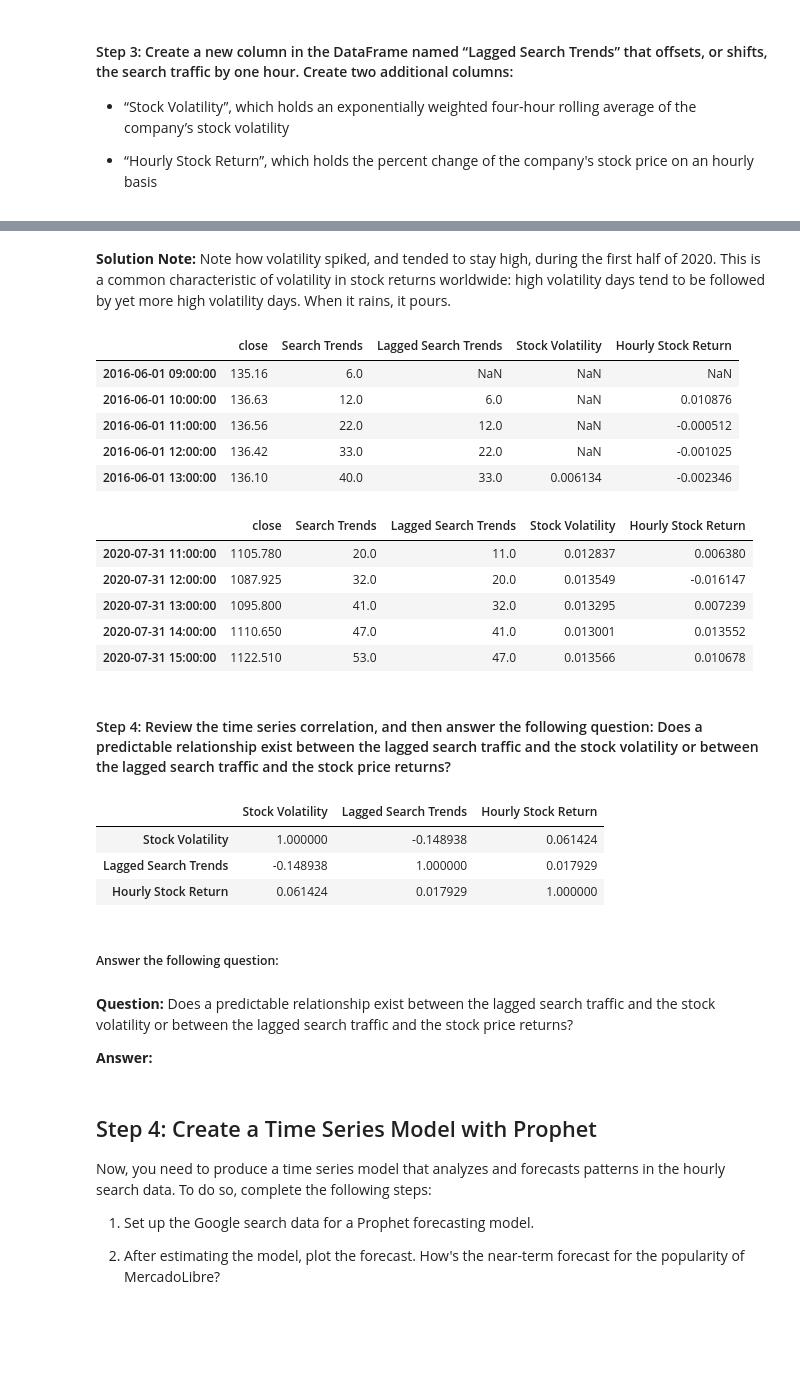
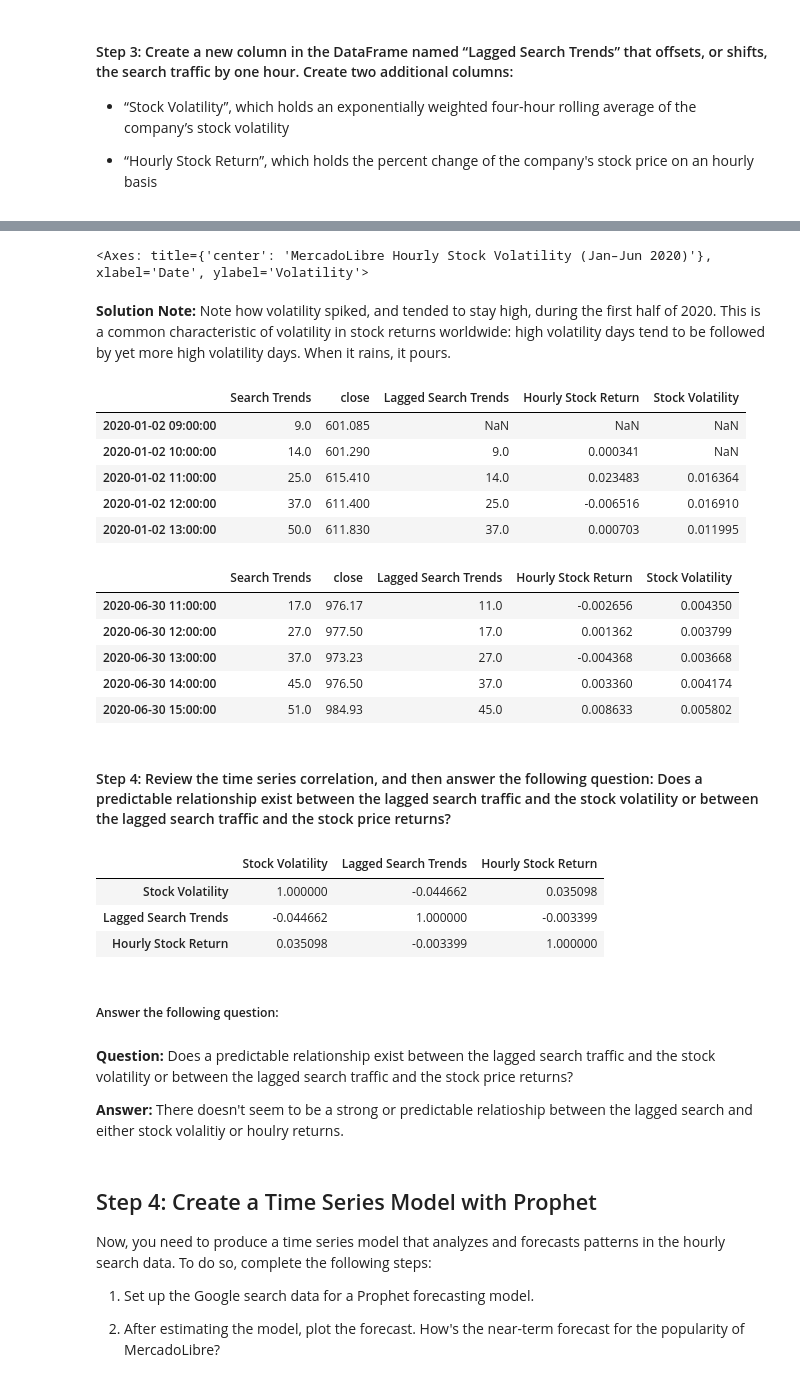
Before and after one commit to sppencerr/prophet-challenge, a Jupyter notebook: forecasting_net_prophet.ipynb, the cells around one changed output, grey strips where cells are left out. Drawn from its saved outputs; the diff is of its cells as text; code cells hidden in the pictures; blank space fills up the shorter version.

```diff
--- a/forecasting_net_prophet.ipynb
+++ b/forecasting_net_prophet.ipynb
@@ -313,6 +313,8 @@ array([<Axes: >, <Axes: >], dtype=object)
 # %%
 # Create a new column in the mercado_stock_trends_df DataFrame called Lagged Search Trends
 # This column should shift the Search Trends information by one hour
+first_half_2020.loc[:, 'Lagged Search Trends'] = first_half_2020['Search Trends'].shift(1)
 # %%
 # Create a new column in the mercado_stock_trends_df DataFrame called Stock Volatility
 # This column should calculate the standard deviation of the closing stock price return data over a 4 period rolling window
+first_half_2020.loc[:, 'Stock Volatility'] = first_half_2020['Hourly Stock Return'].ewm(span=4).std()
@@ -324,39 +321,47 @@ array([<Axes: >, <Axes: >], dtype=object)
+# %%
+# Visualize the stock volatility
+first_half_2020['Stock Volatility'].plot(figsize=(14, 6), title='MercadoLibre Hourly Stock Volatility (Jan–Jun 2020)', xlabel='Date', ylabel='Volatility')
+# %% [output]
+<Axes: title={'center': 'MercadoLibre Hourly Stock Volatility (Jan–Jun 2020)'}, xlabel='Date', ylabel='Volatility'>
 # %% [markdown]
 **Solution Note:** Note how volatility spiked, and tended to stay high, during the first half of 2020. This is a common characteristic of volatility in stock returns worldwide: high volatility days tend to be followed by yet more high volatility days. When it rains, it pours.
 # %%
 # Create a new column in the mercado_stock_trends_df DataFrame called Hourly Stock Return
 # This column should calculate hourly return percentage of the closing price
+first_half_2020.loc[:, 'Hourly Stock Return'] = first_half_2020['close'].pct_change()
 # %%
 # View the first and last five rows of the mercado_stock_trends_df DataFrame
+display(first_half_2020.head())
+display(first_half_2020.tail())
 # %% [output]
-|  | close | Search Trends | Lagged Search Trends | Stock Volatility | Hourly Stock Return |
-| 2016-06-01 09:00:00 | 135.16 | 6.0 | NaN | NaN | NaN |
-| 2016-06-01 10:00:00 | 136.63 | 12.0 | 6.0 | NaN | 0.010876 |
-| 2016-06-01 11:00:00 | 136.56 | 22.0 | 12.0 | NaN | -0.000512 |
-| 2016-06-01 12:00:00 | 136.42 | 33.0 | 22.0 | NaN | -0.001025 |
-| 2016-06-01 13:00:00 | 136.10 | 40.0 | 33.0 | 0.006134 | -0.002346 |
+|  | Search Trends | close | Lagged Search Trends | Hourly Stock Return | Stock Volatility |
+| 2020-01-02 09:00:00 | 9.0 | 601.085 | NaN | NaN | NaN |
+| 2020-01-02 10:00:00 | 14.0 | 601.290 | 9.0 | 0.000341 | NaN |
+| 2020-01-02 11:00:00 | 25.0 | 615.410 | 14.0 | 0.023483 | 0.016364 |
+| 2020-01-02 12:00:00 | 37.0 | 611.400 | 25.0 | -0.006516 | 0.016910 |
+| 2020-01-02 13:00:00 | 50.0 | 611.830 | 37.0 | 0.000703 | 0.011995 |
-|  | close | Search Trends | Lagged Search Trends | Stock Volatility | Hourly Stock Return |
-| 2020-07-31 11:00:00 | 1105.780 | 20.0 | 11.0 | 0.012837 | 0.006380 |
-| 2020-07-31 12:00:00 | 1087.925 | 32.0 | 20.0 | 0.013549 | -0.016147 |
-| 2020-07-31 13:00:00 | 1095.800 | 41.0 | 32.0 | 0.013295 | 0.007239 |
-| 2020-07-31 14:00:00 | 1110.650 | 47.0 | 41.0 | 0.013001 | 0.013552 |
-| 2020-07-31 15:00:00 | 1122.510 | 53.0 | 47.0 | 0.013566 | 0.010678 |
+|  | Search Trends | close | Lagged Search Trends | Hourly Stock Return | Stock Volatility |
+| 2020-06-30 11:00:00 | 17.0 | 976.17 | 11.0 | -0.002656 | 0.004350 |
+| 2020-06-30 12:00:00 | 27.0 | 977.50 | 17.0 | 0.001362 | 0.003799 |
+| 2020-06-30 13:00:00 | 37.0 | 973.23 | 27.0 | -0.004368 | 0.003668 |
+| 2020-06-30 14:00:00 | 45.0 | 976.50 | 37.0 | 0.003360 | 0.004174 |
+| 2020-06-30 15:00:00 | 51.0 | 984.93 | 45.0 | 0.008633 | 0.005802 |
 # %% [markdown]
 #### Step 4: Review the time series correlation, and then answer the following question: Does a predictable relationship exist between the lagged search traffic and the stock volatility or between the lagged search traffic and the stock price returns?
 # %%
 # Construct correlation table of Stock Volatility, Lagged Search Trends, and Hourly Stock Return
-mercado_stock_trends_df[['Stock Volatility', 'Lagged Search Trends', 'Hourly Stock Return']].corr()
+first_half_2020[['Stock Volatility', 'Lagged Search Trends', 'Hourly Stock Return']].corr()
 # %% [output]
 |  | Stock Volatility | Lagged Search Trends | Hourly Stock Return |
-| Stock Volatility | 1.000000 | -0.148938 | 0.061424 |
-| Lagged Search Trends | -0.148938 | 1.000000 | 0.017929 |
-| Hourly Stock Return | 0.061424 | 0.017929 | 1.000000 |
+| Stock Volatility | 1.000000 | -0.044662 | 0.035098 |
+| Lagged Search Trends | -0.044662 | 1.000000 | -0.003399 |
+| Hourly Stock Return | 0.035098 | -0.003399 | 1.000000 |
 # %% [markdown]
 ##### Answer the following question:
 # %% [markdown]
 **Question:** Does a predictable relationship exist between the lagged search traffic and the stock volatility or between the lagged search traffic and the stock price returns?
 
-**Answer:**
+**Answer:** There doesn't seem to be a strong or predictable relatioship between the lagged search and either stock volalitiy or houlry returns.
 # %% [markdown]
 ## Step 4: Create a Time Series Model with Prophet
 
```
Also changed, not shown: parts of 14 cells of this notebook.
